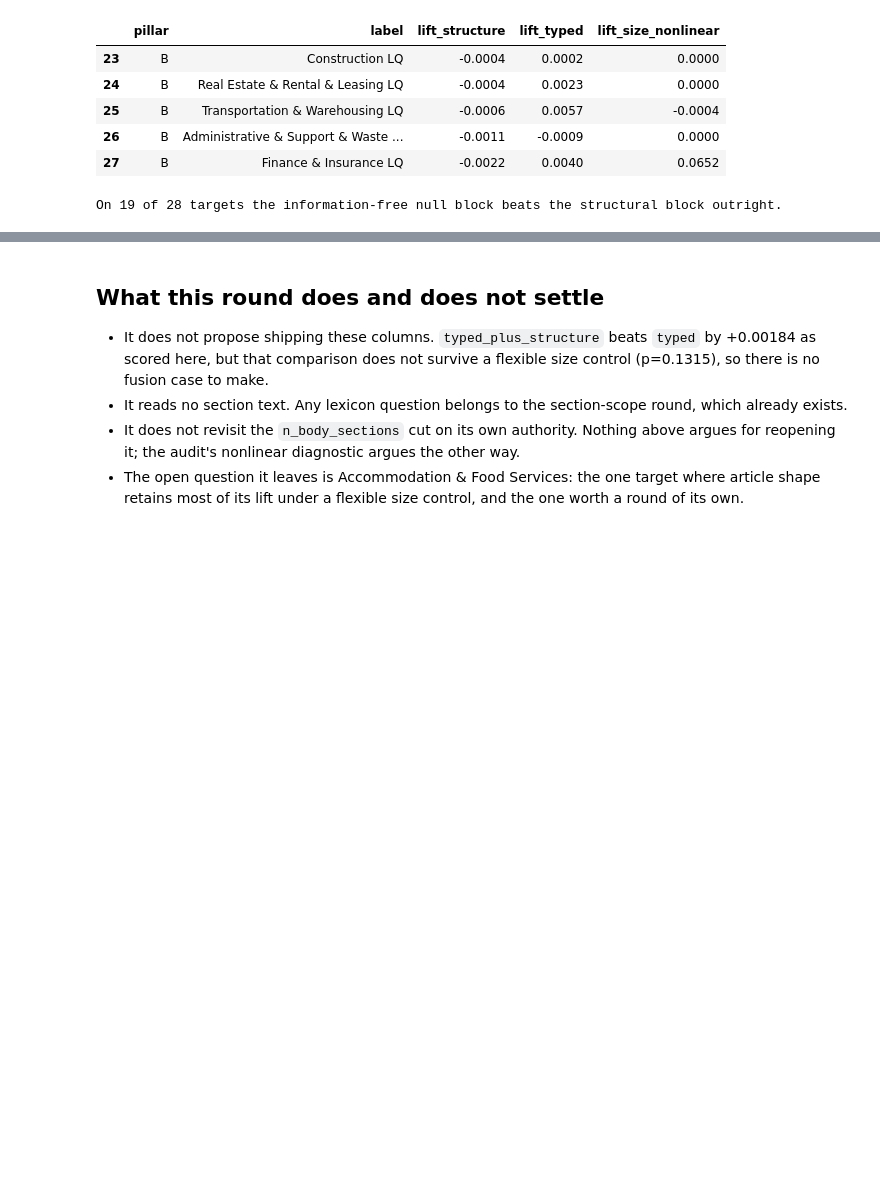
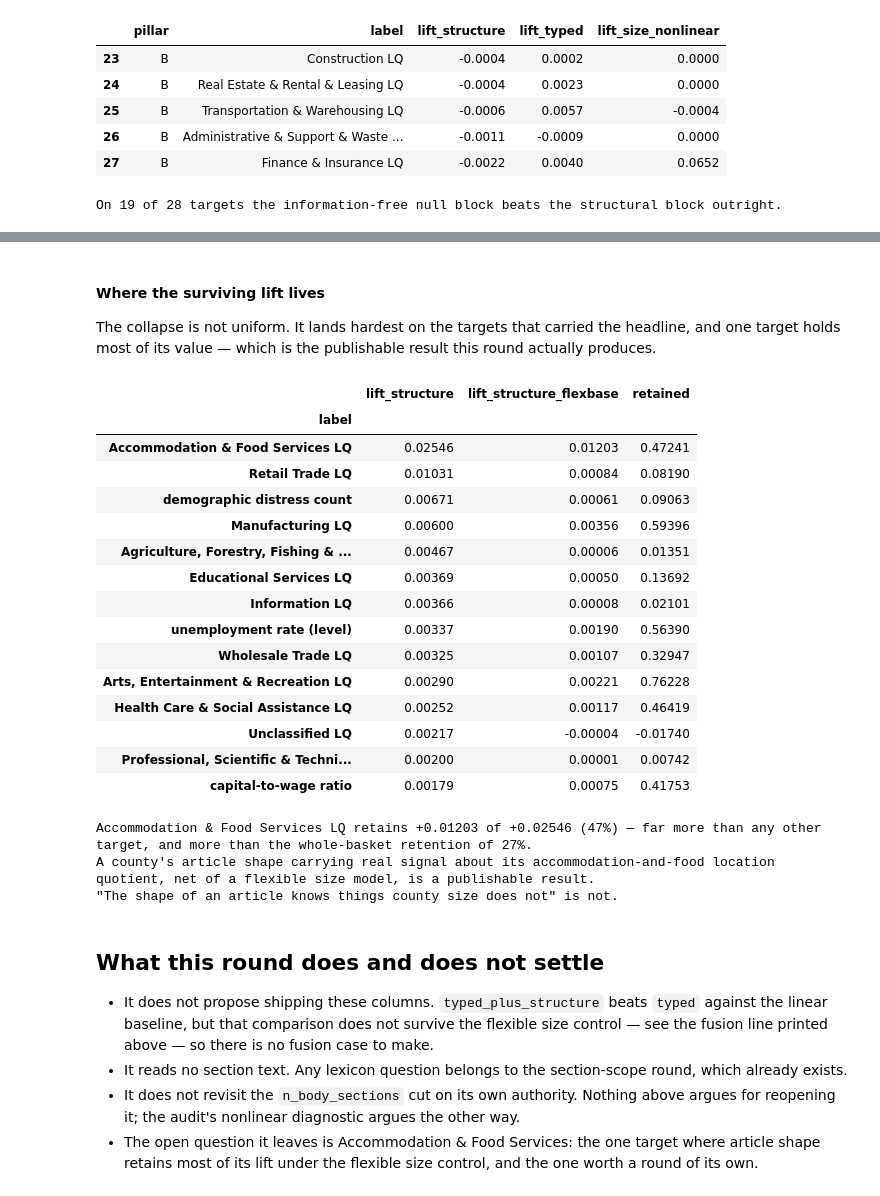
Before and after one commit to Max-Garcia-06/macro_embeddings, a Jupyter notebook: analysis-output/source-a/source_a_structure_round.ipynb, the cells around one changed output, grey strips where cells are left out. Drawn from its saved outputs; the diff is of its cells as text; code cells hidden in the pictures; blank space fills up the shorter version.

```diff
--- a/analysis-output/source-a/source_a_structure_round.ipynb
+++ b/analysis-output/source-a/source_a_structure_round.ipynb
@@ -523,14 +621,55 @@ carries `size_r2`.
+# %% [markdown]
+#### Where the surviving lift lives
+
+The collapse is not uniform. It lands hardest on the targets that carried the
+headline, and one target holds most of its value — which is the publishable
+result this round actually produces.
+# %%
+survival = scores[["label", "lift_structure", "lift_structure_flexbase"]].copy()
+survival["retained"] = survival["lift_structure_flexbase"] / survival["lift_structure"]
+survival = survival[survival["lift_structure"] > 0.001].sort_values(
+    "lift_structure", ascending=False)
+display(survival.set_index("label").round(5))
+
+best = survival.iloc[0]
+print(f"{best['label']} retains {best['lift_structure_flexbase']:+.5f} of "
+      f"{best['lift_structure']:+.5f} ({best['retained']:.0%}) — far more than any other target, "
+      f"and more than the whole-basket retention of {retention['structure']:.0%}.")
+print(f"A county's article shape carrying real signal about its accommodation-and-food location "
+      f"quotient, net of a flexible size model, is a publishable result.")
+print(f'"The shape of an article knows things county size does not" is not.')
+# %% [output]
+|  | lift_structure | lift_structure_flexbase | retained |
+| label |  |  |  |
+| Accommodation & Food Services LQ | 0.02546 | 0.01203 | 0.47241 |
+| Retail Trade LQ | 0.01031 | 0.00084 | 0.08190 |
+| demographic distress count | 0.00671 | 0.00061 | 0.09063 |
+| Manufacturing LQ | 0.00600 | 0.00356 | 0.59396 |
+| Agriculture, Forestry, Fishing & ... | 0.00467 | 0.00006 | 0.01351 |
+| Educational Services LQ | 0.00369 | 0.00050 | 0.13692 |
+| Information LQ | 0.00366 | 0.00008 | 0.02101 |
+| unemployment rate (level) | 0.00337 | 0.00190 | 0.56390 |
+| Wholesale Trade LQ | 0.00325 | 0.00107 | 0.32947 |
+| Arts, Entertainment & Recreation LQ | 0.00290 | 0.00221 | 0.76228 |
+| Health Care & Social Assistance LQ | 0.00252 | 0.00117 | 0.46419 |
+| Unclassified LQ | 0.00217 | -0.00004 | -0.01740 |
+| Professional, Scientific & Techni... | 0.00200 | 0.00001 | 0.00742 |
+| capital-to-wage ratio | 0.00179 | 0.00075 | 0.41753 |
+Accommodation & Food Services LQ retains +0.01203 of +0.02546 (47%) — far more than any other target, and more than the whole-basket retention of 27%.
+A county's article shape carrying real signal about its accommodation-and-food location quotient, net of a flexible size model, is a publishable result.
+"The shape of an article knows things county size does not" is not.
 # %% [markdown]
 ## What this round does and does not settle
 
 - It does not propose shipping these columns. `typed_plus_structure` beats
-  `typed` by +0.00184 as scored here, but that comparison does not survive a
-  flexible size control (p=0.1315), so there is no fusion case to make.
+  `typed` against the linear baseline, but that comparison does not survive the
+  flexible size control — see the fusion line printed above — so there is no
+  fusion case to make.
 - It reads no section text. Any lexicon question belongs to the section-scope
   round, which already exists.
 - It does not revisit the `n_body_sections` cut on its own authority. Nothing
   above argues for reopening it; the audit's nonlinear diagnostic argues the
   other way.
 - The open question it leaves is Accommodation & Food Services: the one target
-  where article shape retains most of its lift under a flexible size control, and
-  the one worth a round of its own.
+  where article shape retains most of its lift under the flexible size control,
+  and the one worth a round of its own.
```
Also changed, not shown: parts of 7 cells of this notebook, 1 other file.
